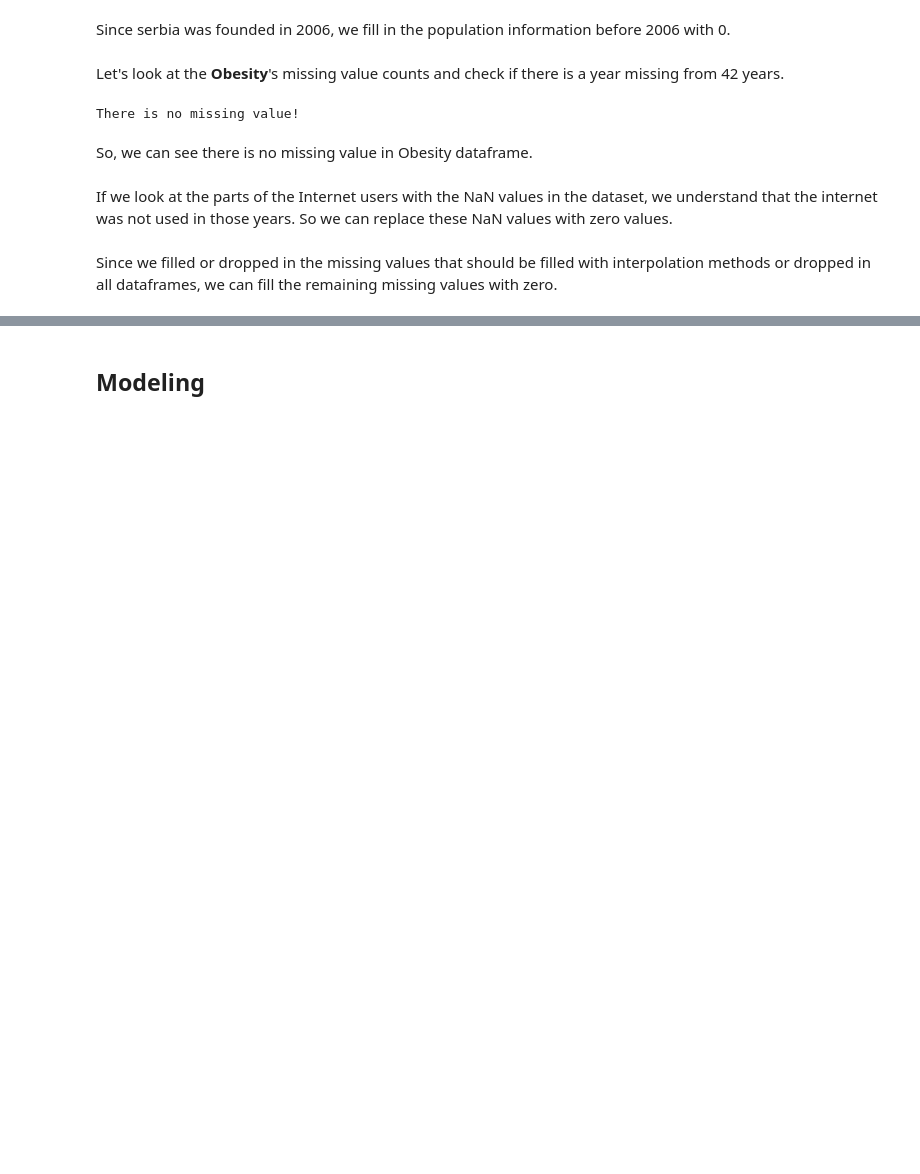
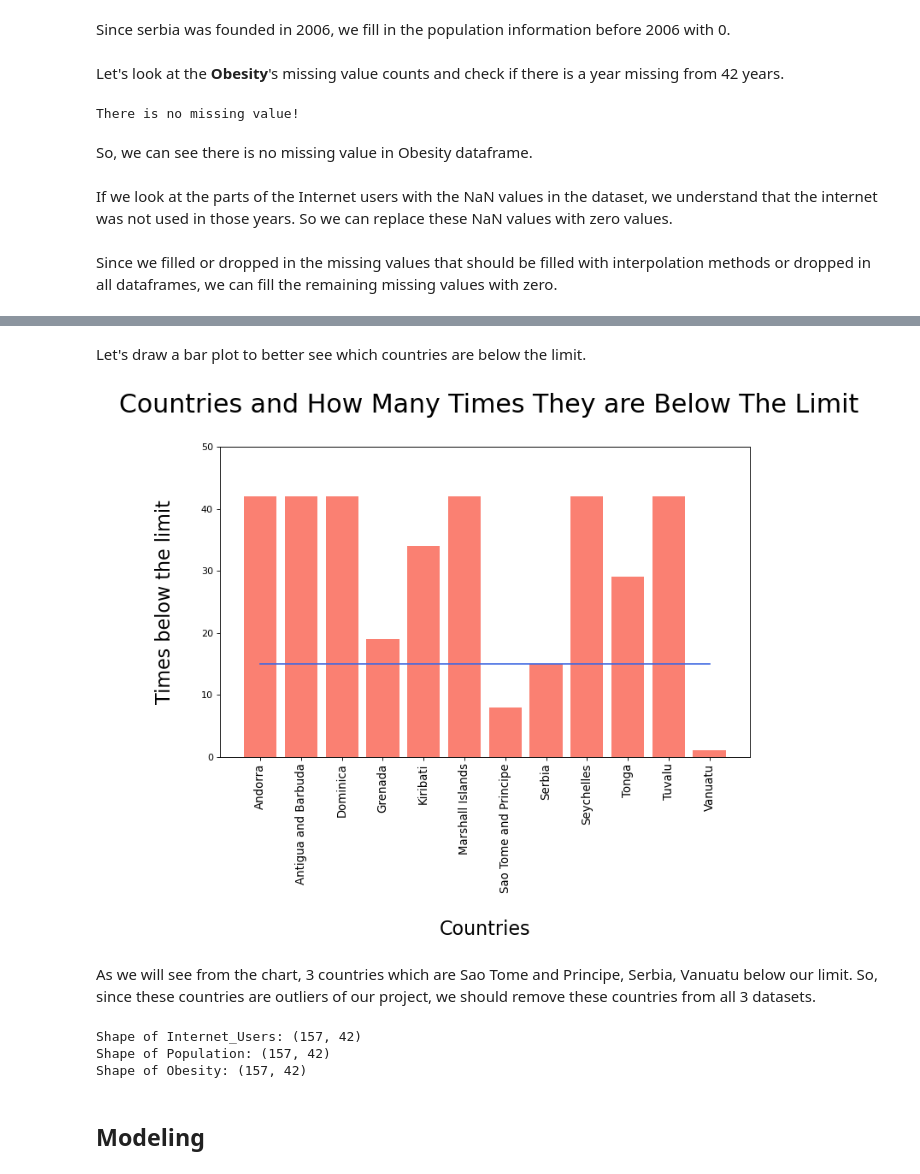
Before and after one commit to Gizem-kaya/Relationship-Between-Obesity-and-Internet-Use, a Jupyter notebook: 2_The Relationship Between Obesity and Internet Use_EN.ipynb, the cells around one changed output, grey strips where cells are left out. Saved outputs shown, nothing was run; the diff lists cells and outputs as text; code cells hidden in the pictures; blank space fills up the shorter version.

```diff
--- a/2_The Relationship Between Obesity and Internet Use_EN.ipynb
+++ b/2_The Relationship Between Obesity and Internet Use_EN.ipynb
@@ -473,0 +517,6 @@ for dataframe in dataframes:
+# %%
+Internet_Users = Internet_Users.fillna(0)
+
+Population = Population.fillna(0)
+
+# We don't fill the Obesity dataframe because it doesn't have any NaN.
@@ -473,0 +529,15 @@ for dataframe in dataframes:
+# %%
+less_than_100000 = {}
+
+for index, row in Population.iterrows():
+
+    counter = 0
+    for column in Population.columns:
+
+        if row[column] < 100000 :
+            counter = counter + 1
+            less_than_100000[index] = counter
+
+
+    if index in less_than_100000.keys():
+        print("For", less_than_100000[index],"years,", index, "could not exceed the limit of 100000.")
@@ -473,0 +557,25 @@ for dataframe in dataframes:
+# %% [markdown]
+Let's draw a bar plot to better see which countries are below the limit.
+# %%
+lists = sorted(less_than_100000.items())
+x, y = zip(*lists)    # unpack a list of pairs into two tuples
+
+limit_line = [15,15,15,15,15,15,15,15,15,15,15,15]
+
+fig = plt.figure(figsize=(10, 6), dpi= 80, facecolor='w', edgecolor='k')
+
+plt.plot(x, limit_line, color = "royalblue")
+
+plt.bar(x,  y, color = "salmon")
+plt.title('  Countries and How Many Times They are Below The Limit \n',fontsize=27)
+plt.xlabel('\nCountries',fontsize=20)
+plt.ylabel('Times below the limit\n',fontsize=20)
+
+plt.ylim(0,50)
+plt.xticks(rotation=90, fontsize=12)
+plt.yticks(fontsize=10)
+plt.show()
+# %% [output]
+[figure, added]
+# %% [markdown]
+As we will see from the chart, 3 countries which are Sao Tome and Principe, Serbia, Vanuatu below our limit. So, since these countries are outliers of our project, we should remove these countries from all 3 datasets.
@@ -474,3 +590,11 @@ for dataframe in dataframes:
+# %%
+print('Shape of Internet_Users:', Internet_Users.shape)
+print('Shape of Population:', Population.shape)
+print('Shape of Obesity:', Obesity.shape)
+# %% [output]
+Shape of Internet_Users: (157, 42)
+Shape of Population: (157, 42)
+Shape of Obesity: (157, 42)
 # %% [markdown]
 ## Modeling<a class="anchor" id="modeling"></a>
 # %%
```
Also changed, not shown: parts of 44 cells of this notebook.
